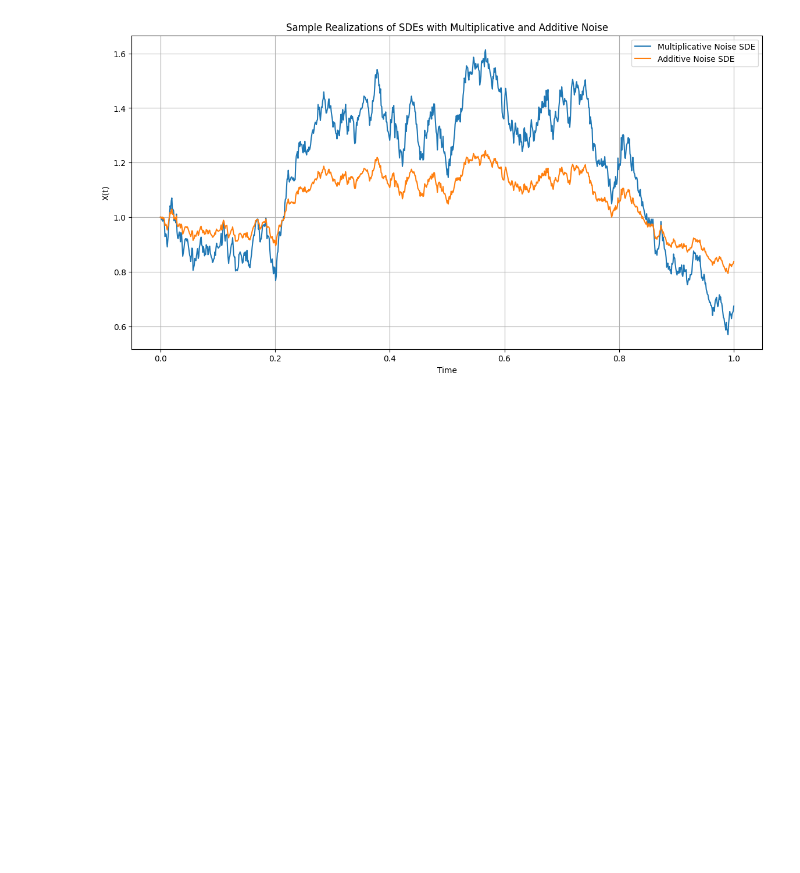
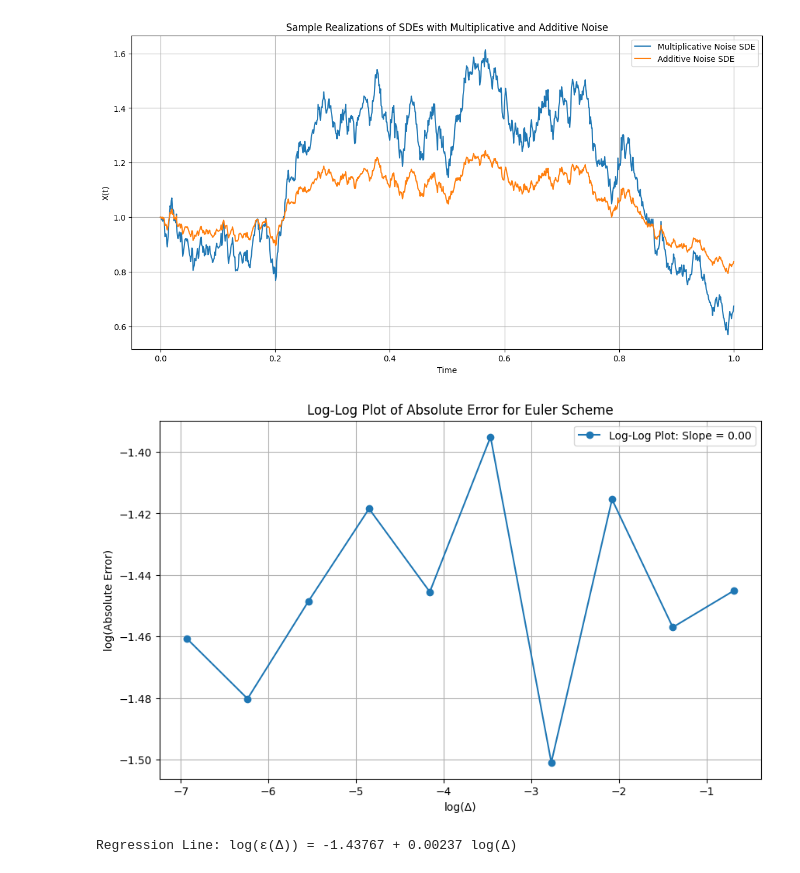
Before and after one commit to Alando-Kevin/computational-methods-in-finance, a Jupyter notebook: volatility_surface.ipynb, the cells around one changed output. Saved outputs shown, nothing was run; the diff lists cells and outputs as text; code cells hidden in the pictures; blank space fills up the shorter version.

```diff
--- a/volatility_surface.ipynb
+++ b/volatility_surface.ipynb
@@ -170,3 +170,65 @@ plt.grid(True)
 plt.show()
 # %% [output]
 [figure]
+# %%
+#log-log plot
+# Parameters
+X0 = 1       # Initial value
+mu = 0.06    # Drift
+sigma = 0.2  # Volatility
+T = 1.0      # Time to maturity
+M = 1000    # Number of Monte Carlo simulations
+np.random.seed(100)  # For reproducibility
+
+# Exact solution for GBM
+def gbm_exact(X0, mu, sigma, T, W_T):
+    return X0 * np.exp((mu - 0.5 * sigma**2) * T + sigma * W_T)
+
+# Euler-Maruyama scheme for GBM
+def gbm_euler(X0, mu, sigma, T, dt, N):
+    X = X0
+    for t in range(N):
+        Z = np.random.normal(0, 1)
+        X = X * (1 + mu * dt + sigma * np.sqrt(dt) * Z)  # Correct implementation
+    return X
+
+# Discretization steps
+delta_t_values = np.array([2**(-i) for i in range(1, 11)])
+errors = []
+
+# Calculate absolute errors for different time steps
+for delta_t in delta_t_values:
+    N = int(T / delta_t)
+    euler_paths = np.zeros(M)
+    exact_paths = np.zeros(M)
+
+    for i in range(M):
+        W_T = np.sqrt(T) * np.random.normal(0, 1)
+        exact_paths[i] = gbm_exact(X0, mu, sigma, T, W_T)
+        euler_paths[i] = gbm_euler(X0, mu, sigma, T, delta_t, N)
+
+    # Calculate the absolute error
+    abs_error = np.mean(np.abs(exact_paths - euler_paths))
+    errors.append(abs_error)
+
+# Convert to logarithms for log-log plot
+log_delta_t = np.log(delta_t_values)
+log_errors = np.log(errors)
+
+# Perform linear regression to fit the line
+slope, intercept = np.polyfit(log_delta_t, log_errors, 1)
+
+# Plotting the log-log plot of absolute error
+plt.figure(figsize=(10, 6))
+plt.plot(log_delta_t, log_errors, 'o-', label=f'Log-Log Plot: Slope = {slope:.2f}')
+plt.xlabel('log(Δ)')
+plt.ylabel('log(Absolute Error)')
+plt.title('Log-Log Plot of Absolute Error for Euler Scheme')
+plt.grid(True)
+plt.legend()
+plt.show()
+
+print(f"Regression Line: log(ε(Δ)) = {intercept:.5f} + {slope:.5f} log(Δ)")
+# %% [output]
+[figure, added]
+Regression Line: log(ε(Δ)) = -1.43767 + 0.00237 log(Δ)
```
Also changed, not shown: parts of 4 cells of this notebook, 1 other file.
